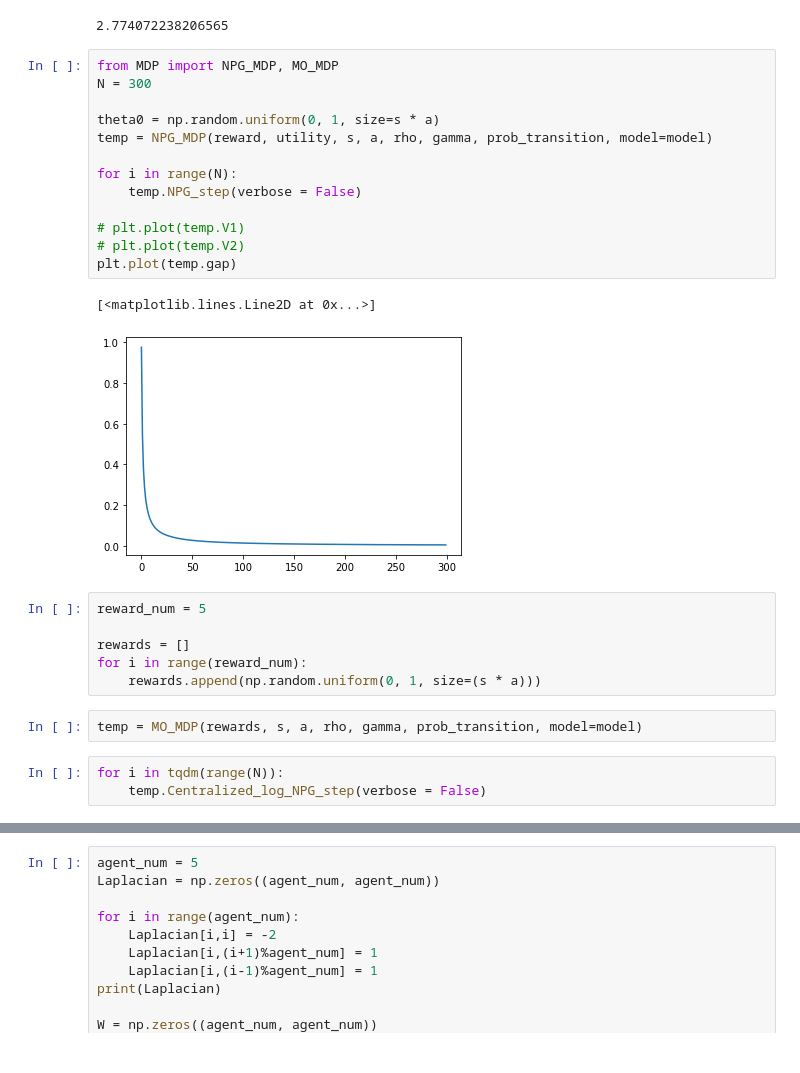
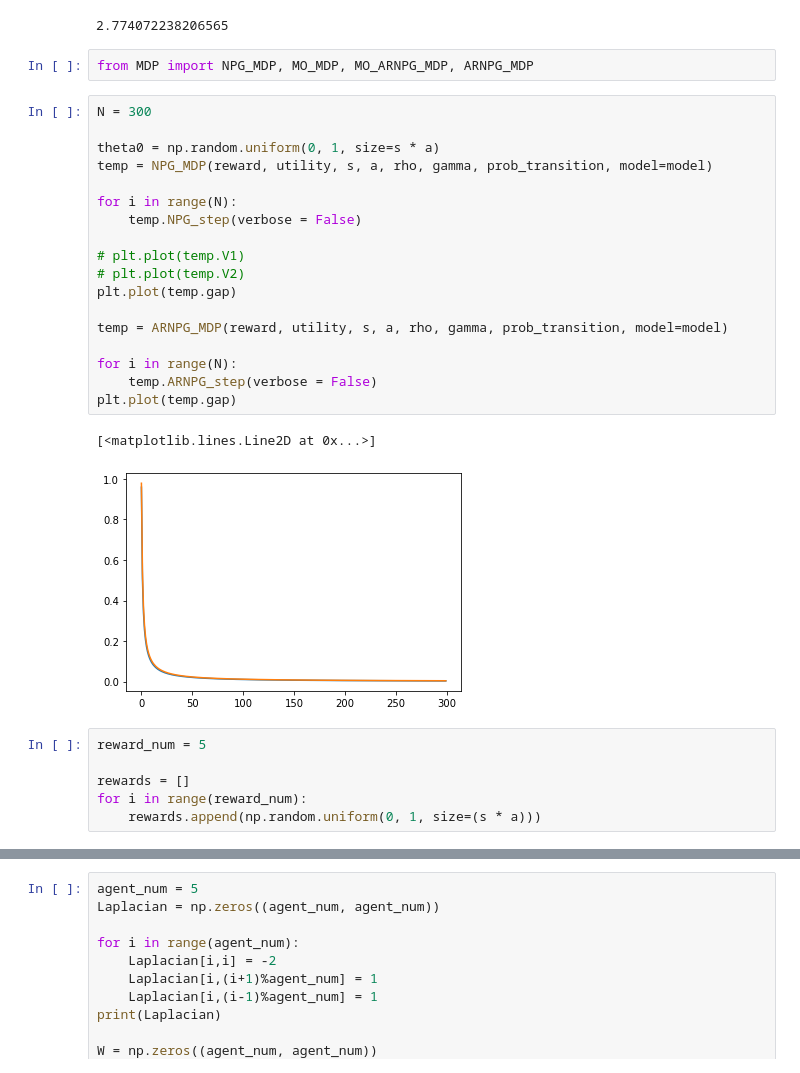
Before and after one commit to sundave1998/ARNPG-MORL, a Jupyter notebook: Tabular MDP (oracle)/Untitled.ipynb, the cells around one changed output, grey strips where cells are left out. Cells and saved outputs as stored; diff of their text form.

Commit message:
added class for ARNPG with MO

```diff
--- a/Tabular MDP (oracle)/Untitled.ipynb
+++ b/Tabular MDP (oracle)/Untitled.ipynb
@@ -48,30 +52,32 @@ model.solve()
 print(np.log(model.objective_value))
 # %% [output]
 2.774072238206565
+# %%
+from MDP import NPG_MDP, MO_MDP, MO_ARNPG_MDP, ARNPG_MDP
 # %%
-from MDP import NPG_MDP, MO_MDP
 N = 300
 
 theta0 = np.random.uniform(0, 1, size=s * a)
 temp = NPG_MDP(reward, utility, s, a, rho, gamma, prob_transition, model=model)
 
 for i in range(N):
     temp.NPG_step(verbose = False)
 
 # plt.plot(temp.V1)
 # plt.plot(temp.V2)
 plt.plot(temp.gap)
+
+temp = ARNPG_MDP(reward, utility, s, a, rho, gamma, prob_transition, model=model)
+
+for i in range(N):
+    temp.ARNPG_step(verbose = False)
+plt.plot(temp.gap)
 # %% [output]
 [<matplotlib.lines.Line2D at 0x...>]
-[figure, old version]
+[figure, new version]
 # %%
 reward_num = 5
 
 rewards = []
 for i in range(reward_num):
     rewards.append(np.random.uniform(0, 1, size=(s * a)))
-# %%
-temp = MO_MDP(rewards, s, a, rho, gamma, prob_transition, model=model)
-# %%
-for i in tqdm(range(N)):
-    temp.Centralized_log_NPG_step(verbose = False)
```
Also changed, not shown: parts of 12 cells of this notebook, 4 other files.
